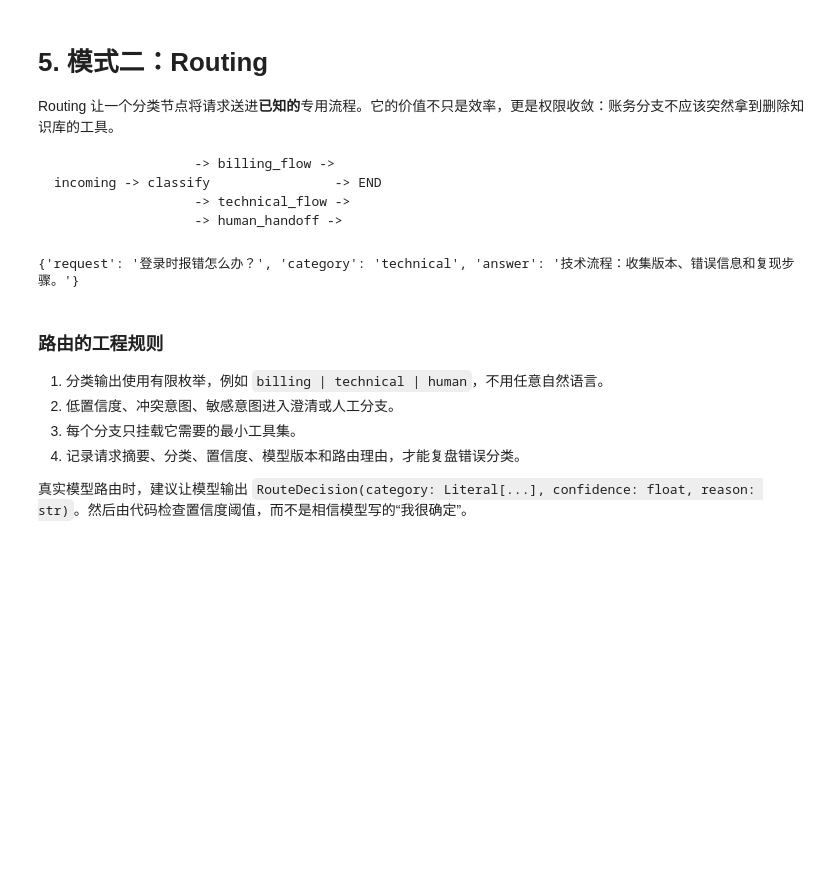
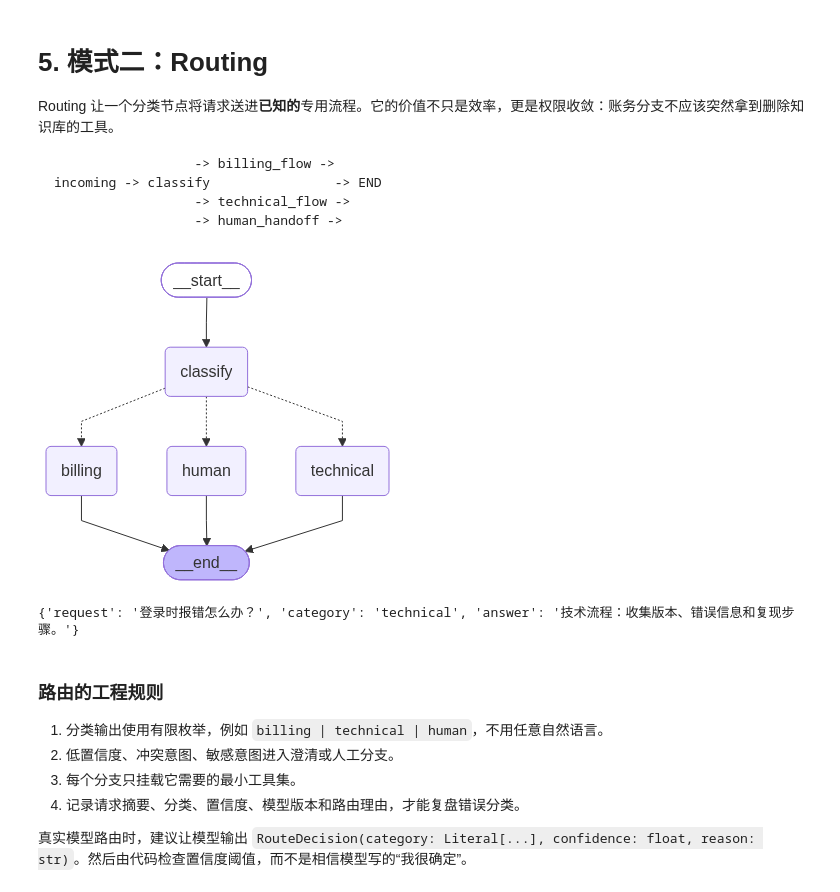
Before and after one commit to sangdongbo/langchain_study, a Jupyter notebook: docs/learn_agent_1/deep_agent_orchestration_workflows.ipynb, the cells around one changed output. Drawn from its saved outputs; the diff is of its cells as text; code cells hidden in the pictures; blank space fills up the shorter version.

```diff
--- a/docs/learn_agent_1/deep_agent_orchestration_workflows.ipynb
+++ b/docs/learn_agent_1/deep_agent_orchestration_workflows.ipynb
@@ -202,33 +210,35 @@ def billing_flow(_: RouteState):
 
 
 def technical_flow(_: RouteState):
     return {'answer': '技术流程：收集版本、错误信息和复现步骤。'}
 
 
 def human_handoff(_: RouteState):
     return {'answer': '无法可靠分类，已转人工处理。'}
 
 
 def choose_route(state: RouteState) -> Literal['billing', 'technical', 'human']:
     return state['category']
 
 
 builder = StateGraph(RouteState)
 builder.add_node('classify', classify_request)
 builder.add_node('billing', billing_flow)
 builder.add_node('technical', technical_flow)
 builder.add_node('human', human_handoff)
 builder.add_edge(START, 'classify')
 builder.add_conditional_edges('classify', choose_route)
 builder.add_edge('billing', END)
 builder.add_edge('technical', END)
 builder.add_edge('human', END)
 router_graph = builder.compile()
+show_graph(router_graph)
 
 route_result = router_graph.invoke({'request': '登录时报错怎么办？', 'category': '', 'answer': ''})
 print(route_result)
 assert route_result['category'] == 'technical'
 # %% [output]
+[figure, added]
 {'request': '登录时报错怎么办？', 'category': 'technical', 'answer': '技术流程：收集版本、错误信息和复现步骤。'}
 # %% [markdown]
 ### 路由的工程规则
```
Also changed, not shown: parts of 13 cells of this notebook, 17 other files.
